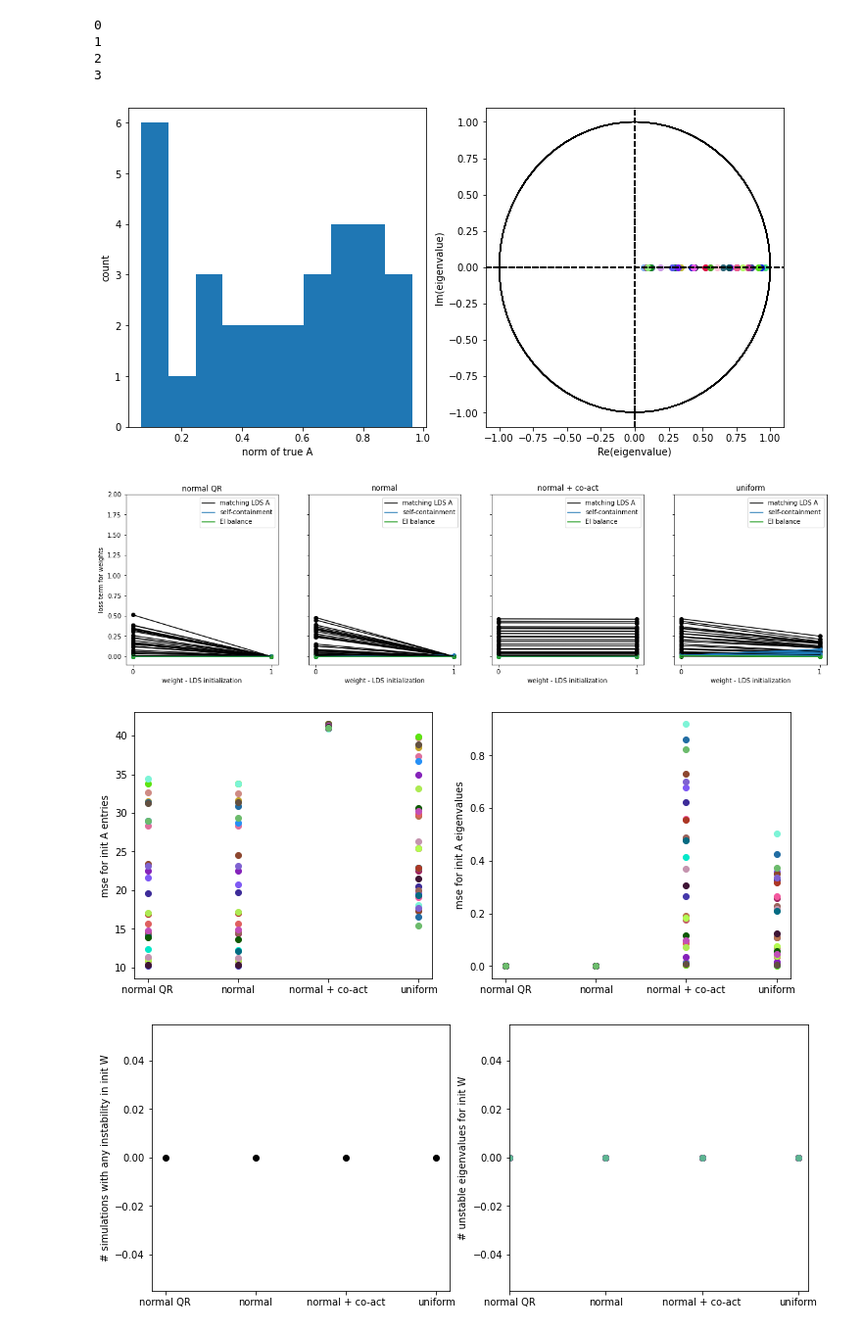
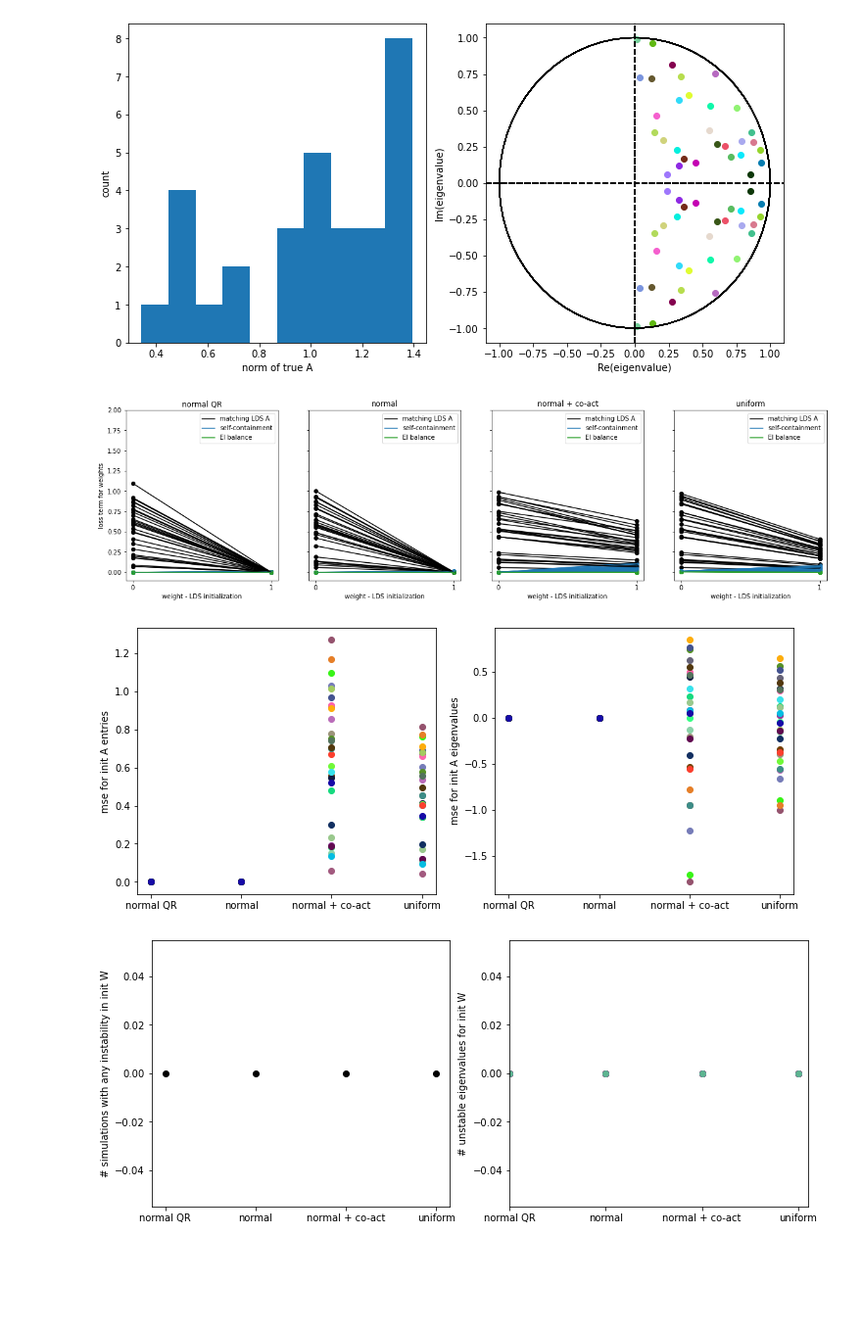
Before and after one commit to lenca56/EI-subspace-RNN, a Jupyter notebook: Analysis_Cluster_fixed_N.ipynb, the cells around one changed output. Shown at 98% size. Cells and saved outputs as stored; diff of their text form; code cells hidden in the pictures; blank space fills up the shorter version.

Commit message:
error fix plot

```diff
--- a/Analysis_Cluster_fixed_N.ipynb
+++ b/Analysis_Cluster_fixed_N.ipynb
@@ -9,7 +9,7 @@ import matplotlib.pyplot as plt
 colormap = ['tab:purple','tab:pink','tab:cyan','yellowgreen', 'olive']
 
 # hyperparameters
-K = 1
+K = 2
 N_e = 100
 N_i = N_e
 N = N_e + N_i
@@ -52,16 +52,16 @@ d = load_data(N, K, j_values=j_values, num_simulations=num_simulations, paramete
 R = load_data(N, K, j_values=j_values, num_simulations=num_simulations, parameter='R')
 
 
-# fit W
-fitW = np.empty((len(j_values), num_simulations), dtype=object)
-v = np.empty((len(j_values), num_simulations), dtype=object)
-for j in j_values:
-    for simulation in range(num_simulations):
-        RNN = EI_subspace_RNN.EI_subspace_RNN(N_e, N_i, sparsity, J[j, simulation], seed=1)
+# # fit W
+# fitW = np.empty((len(j_values), num_simulations), dtype=object)
+# v = np.empty((len(j_values), num_simulations), dtype=object)
+# for j in j_values:
+#     for simulation in range(num_simulations):
+#         RNN = EI_subspace_RNN.EI_subspace_RNN(N_e, N_i, sparsity, J[j, simulation], seed=1)
 
-        fitW[j, simulation] = RNN.build_full_weight_matrix(w[j,simulation])
-        # # generate network activity
-        # v[j, simulation] = RNN.generate_network_activity(U, T, fitW[j,simulation], b[j,simulation].item(), s[j,simulation], mu0[j,simulation], Q0[j,simulation])
+#         fitW[j, simulation] = RNN.build_full_weight_matrix(w[j,simulation])
+#         # # generate network activity
+#         # v[j, simulation] = RNN.generate_network_activity(U, T, fitW[j,simulation], b[j,simulation].item(), s[j,simulation], mu0[j,simulation], Q0[j,simulation])
 
 
         # eigval_PCA, eigvec_PCA = np.linalg.eig(v_concat.T @ v_concat) # eigvec 0 is eigvec[:,0] - columns
@@ -69,11 +69,6 @@ for j in j_values:
         # idx = np.argsort(eigval_PCA)[::-1]
         # eigval_PCA = eigval_PCA[idx]
         # eigvec_PCA = eigvec_PCA[:,idx]
-# %% [output]
-0
-1
-2
-3
 # %%
 fig, axes = plt.subplots(1, 2, figsize=(12,6))
 def plot_true_A_norm_eig(axes, trueA, j=0):
@@ -89,7 +84,7 @@ def plot_true_A_norm_eig(axes, trueA, j=0):
 plot_true_A_norm_eig(axes, trueA, j=0)
 plt.savefig(f'figures/N={N}_K={K}_figure=0_plot_true_A_norm_eig', bbox_inches='tight', dpi=300)
 # %% [output]
-[figure, old version]
+[figure, new version]
 # %%
 
 # PLOT NORMALITY OF A here
@@ -146,28 +141,28 @@ def plot_initialization_loss(axes, loss_W, j_values, zeta_alpha_beta_gamma_list)
 plot_initialization_loss(axes, loss_W, j_values=j_values, zeta_alpha_beta_gamma_list = zeta_alpha_beta_gamma_list)
 plt.savefig(f'figures/N={N}_K={K}_figure=1_plot_plot_initialization_loss', bbox_inches='tight', dpi=300)
 # %% [output]
-[figure, old version]
+[figure, new version]
 # %%
 fig, axes = plt.subplots(1,2, figsize=(12, 5))
 
 def plot_dynamics_initialization_error(axes, trueA, initW, j_values=[0,1]):
     for simulation in range(trueA.shape[1]):
         color = generate_random_color()
         for j in j_values:
             initA = build_dynamics_matrix_A(initW[j, simulation], J[j, simulation])
-            axes[0].scatter(j, mse(initA, trueA), color=color)
+            axes[0].scatter(j, mse(initA, trueA[j, simulation]), color=color)
             axes[1].scatter(j, mse(np.linalg.eigvals(initA).reshape(1,initA.shape[0]), np.linalg.eigvals(trueA[j,simulation]).reshape(1,initA.shape[0])), color=color)
 
             axes[0].set_xticks(j_values, J_possibility_title[j_values])
             axes[1].set_xticks(j_values, J_possibility_title[j_values])
 
         axes[0].set_ylabel('mse for init A entries')
         axes[1].set_ylabel('mse for init A eigenvalues')
 
 plot_dynamics_initialization_error(axes, trueA, initW, j_values=j_values)
 plt.savefig(f'figures/N={N}_K={K}_figure=2_plot_dynamics_initialization_error', bbox_inches='tight', dpi=300)
 # %% [output]
-[figure, old version]
+[figure, new version]
 # %%
 fig, axes = plt.subplots(1,2, figsize=(12, 5))
 
```
Also changed, not shown: 16 other files.
